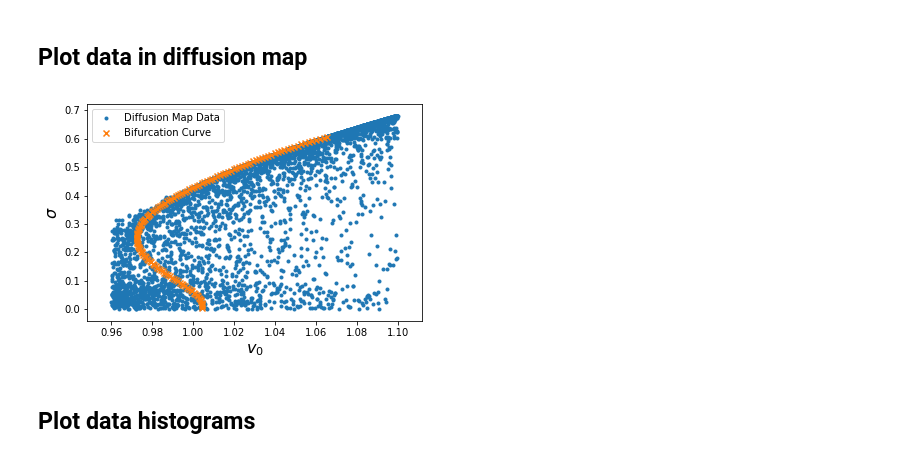
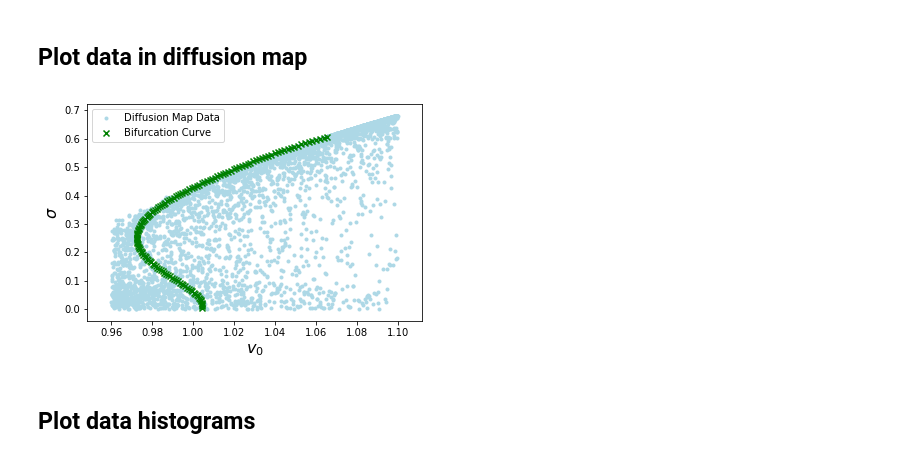
Before and after one commit to sandstede-lab/Equation-free-modeling, a Jupyter notebook: plot_eq_free.ipynb, the cells around one changed output. Cells and saved outputs as stored; diff of their text form; code cells hidden in the pictures.

```diff
--- a/plot_eq_free.ipynb
+++ b/plot_eq_free.ipynb
@@ -6,26 +7,33 @@ from mpl_toolkits.mplot3d import Axes3D
+# %%
+# set up colors for plotting
+color1 = mcd.CSS4_COLORS['lightblue']
+color2 = mcd.CSS4_COLORS['green']
+color3 = mcd.CSS4_COLORS['pink']
+color4 = mcd.CSS4_COLORS['orangered']
+color5 = mcd.CSS4_COLORS['purple']
 # %% [markdown]
 ## Plot data in diffusion map
 # %%
 numCars = 30
 
 # plot all data in the diffusion map
 data = np.loadtxt(open("data/data_full.csv", "rb"), delimiter=",")
 vel = data[:, -1]
 hways = np.loadtxt(open("data/data_headways.csv", "rb"), delimiter=",")
 s = np.std(hways, axis = 0)
 m = np.argmax(hways, axis = 0)
-plt.scatter(vel, s, marker = '.', label = 'Diffusion Map Data')
+plt.scatter(vel, s, c=color1, marker = '.', label = 'Diffusion Map Data')
 
 # plot the true bifurcation curve for reference
 micro = np.loadtxt(open("results/microBif.csv", "rb"), delimiter=",")
-plt.scatter(micro[-1, :], np.std(micro[0:numCars, :], axis = 0), marker = 'x',
+plt.scatter(micro[-1, :], np.std(micro[0:numCars, :], axis = 0), c = color2, marker = 'x',
                   label = 'Bifurcation Curve')
 plt.xlabel('$v_0$', fontsize = 16)
 plt.ylabel('$\sigma$',fontsize = 16)
 plt.legend(loc='upper left', fontsize = 10)
 plt.show()
 # %% [output]
-[figure, old version]
+[figure, new version]
 # %% [markdown]
 ## Plot data histograms
 # %%
```
Also changed, not shown: parts of 16 cells of this notebook.
